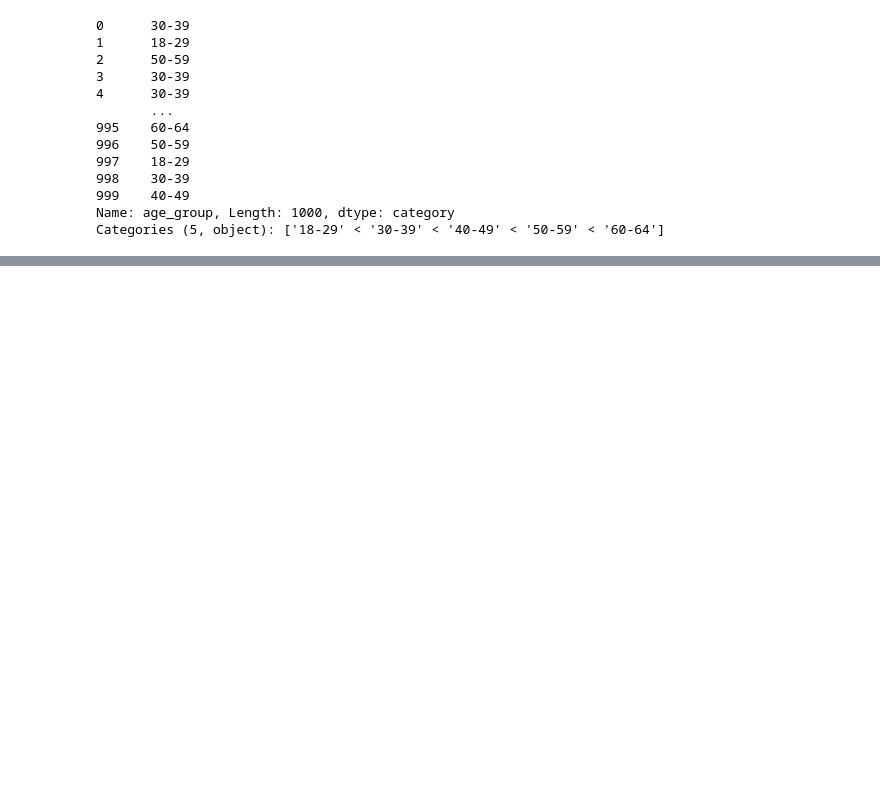
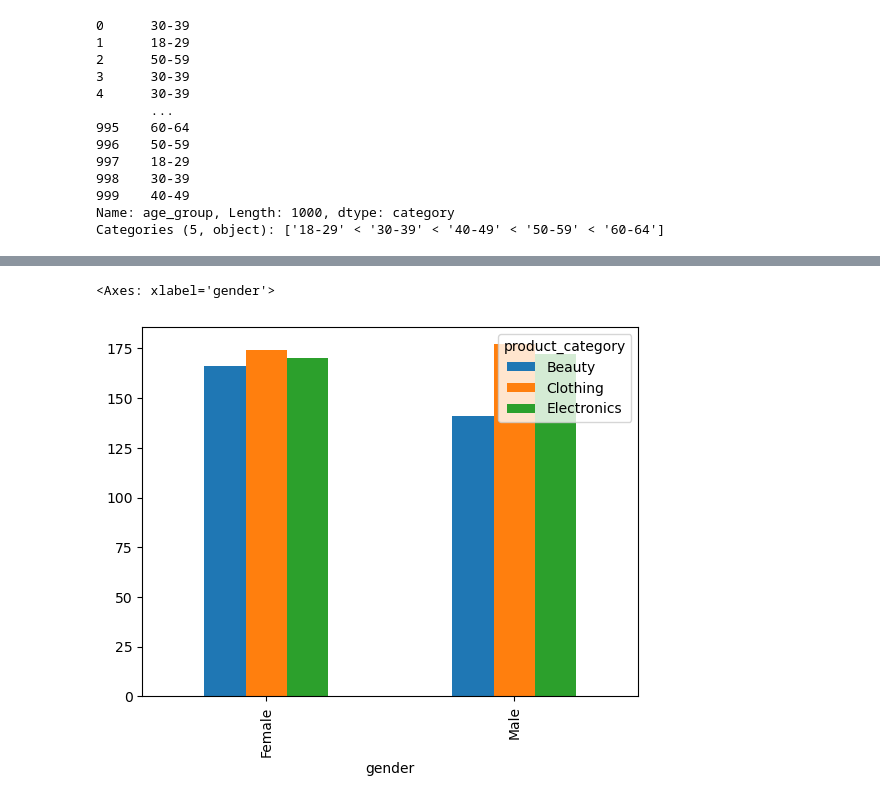
Before and after one commit to Girlingreenn/Retail-Sales-Project, a Jupyter notebook: retail_sales.ipynb, the cells around one changed output, grey strips where cells are left out. Drawn from its saved outputs; the diff is of its cells as text; code cells hidden in the pictures; blank space fills up the shorter version.

```diff
--- a/retail_sales.ipynb
+++ b/retail_sales.ipynb
@@ -237,0 +271,7 @@ Text(0.5, 1.0, 'Bar Chart of Age Groups')
+# %%
+# customer and product analysis
+# gender and product category
+pd.crosstab(df['gender'], df['product_category']).plot(kind='bar')
+# %% [output]
+<Axes: xlabel='gender'>
+[figure, added]
```
Also changed, not shown: parts of 11 cells of this notebook.
